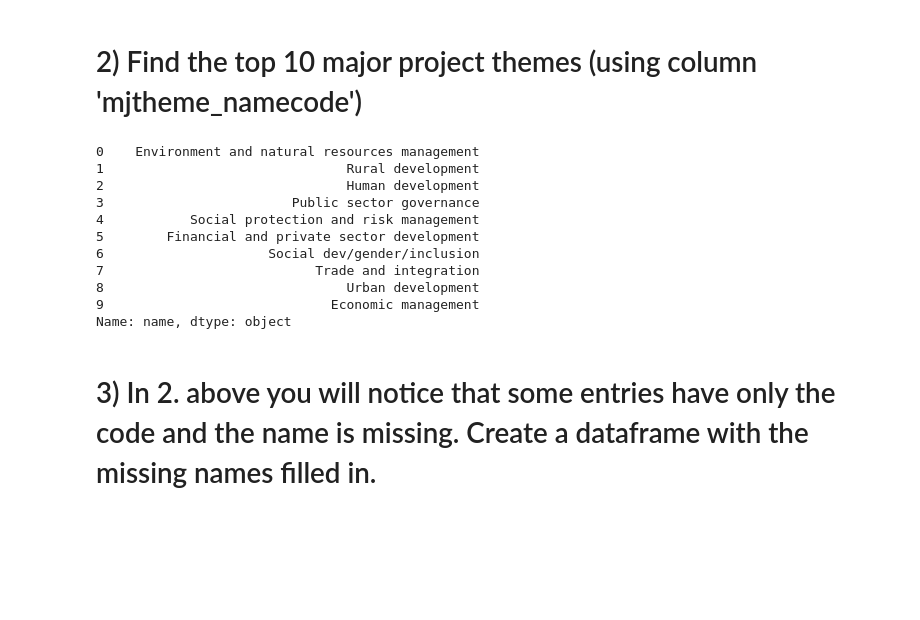
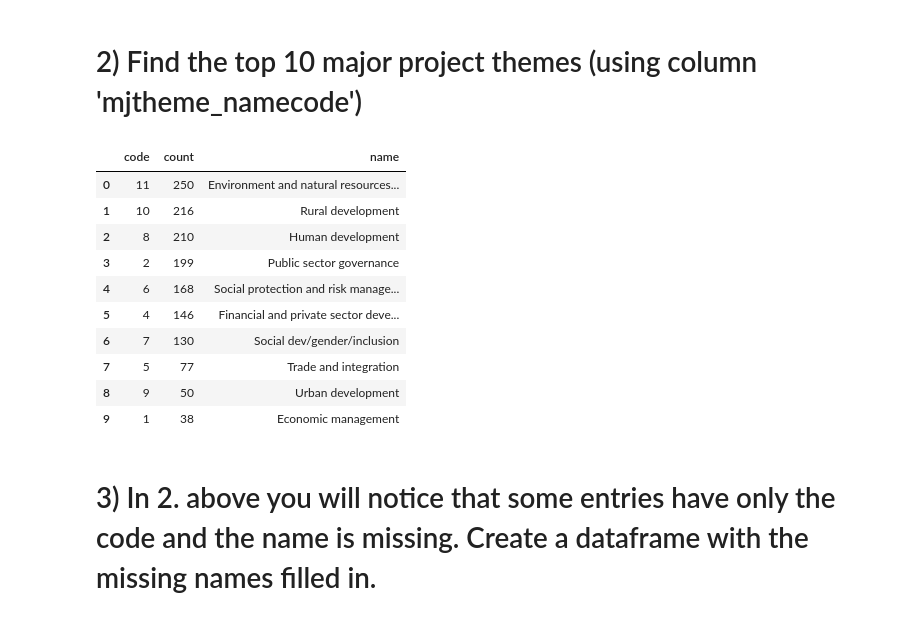
Before and after one commit to mariosamalo/SpringBoard, a Jupyter notebook: data_wrangling_json/sliderule_dsi_json_exercise.ipynb, the cells around one changed output. Drawn from its saved outputs; the diff is of its cells as text; code cells hidden in the pictures; blank space fills up the shorter version.

```diff
--- a/data_wrangling_json/sliderule_dsi_json_exercise.ipynb
+++ b/data_wrangling_json/sliderule_dsi_json_exercise.ipynb
@@ -117,36 +117,40 @@ Name: countryname, dtype: int64
 # %%
 data=df['mjtheme_namecode']
 
+#use JsonNormalize and Panda append to deal with nested dict in DF
 df2=pd.DataFrame()
 for i in range(len(data)):
     df2=df2.append(json_normalize(data[i]),ignore_index=True)
 
+# deal with name='' by changing the to NA to that we can drop or fill it AND create table of distict code-name combination
 df3=df2.sort(['code','name'])
 df4=df3.replace('',np.NaN)
 df4=df4.dropna()
 df4=df4.drop_duplicates()
 df4=df4.reset_index(drop=True)
 
+# count the thames used
 dataf=pd.DataFrame()
 dataf['count']=df3['code'].value_counts()
 dataf=dataf.reset_index()
 dataf.columns=['code','count']
 
-df_top_10_major_project = dataf.merge(df4, left_on='code', right_on='code', how='left').head(10)
+#join the table with count (dataf) and table of code-name combnation (df4)-> sort descending based on count -> get top 10
+df_top_10_major_project = dataf.merge(df4, left_on='code', right_on='code', how='left').sort('count',ascending=False).head(10)
 ##
-print(df_top_10_major_project['name'])
+df_top_10_major_project
 # %% [output]
-0    Environment and natural resources management
-1                               Rural development
-2                               Human development
-3                        Public sector governance
-4           Social protection and risk management
-5        Financial and private sector development
-6                     Social dev/gender/inclusion
-7                           Trade and integration
-8                               Urban development
-9                             Economic management
-Name: name, dtype: object
+|  | code | count | name |
+| 0 | 11 | 250 | Environment and natural resources... |
+| 1 | 10 | 216 | Rural development |
+| 2 | 8 | 210 | Human development |
+| 3 | 2 | 199 | Public sector governance |
+| 4 | 6 | 168 | Social protection and risk manage... |
+| 5 | 4 | 146 | Financial and private sector deve... |
+| 6 | 7 | 130 | Social dev/gender/inclusion |
+| 7 | 5 | 77 | Trade and integration |
+| 8 | 9 | 50 | Urban development |
+| 9 | 1 | 38 | Economic management |
 # %% [markdown]
 # 3) In 2. above you will notice that some entries have only the code and the name is missing. Create a dataframe with the missing names filled in.
 # %%
```
Also changed, not shown: parts of 3 cells of this notebook.
